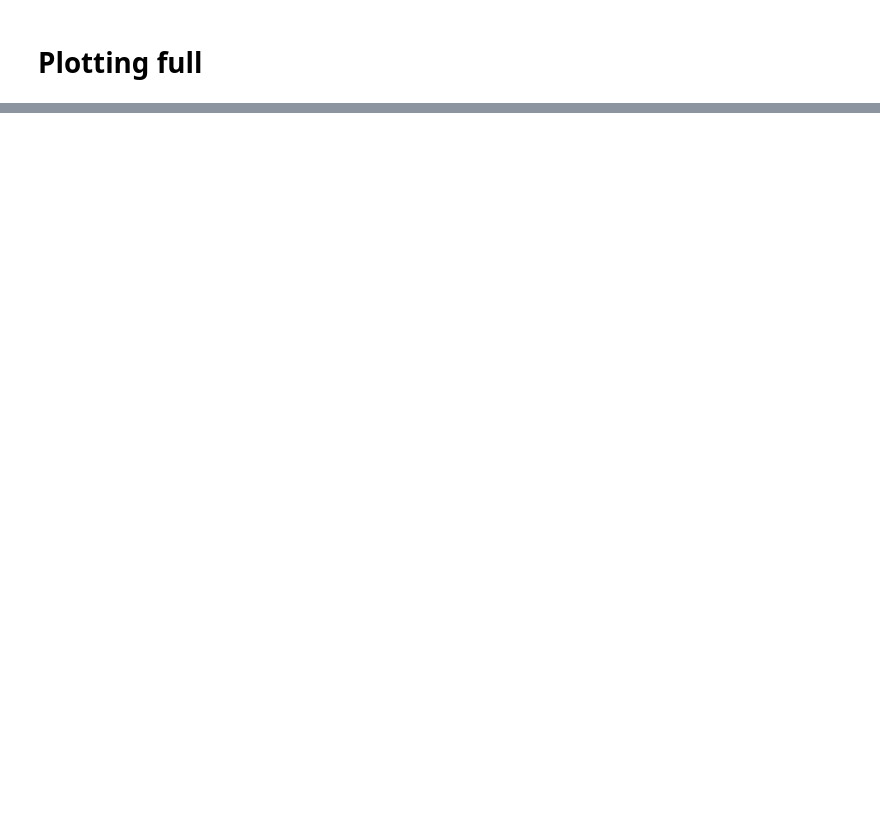
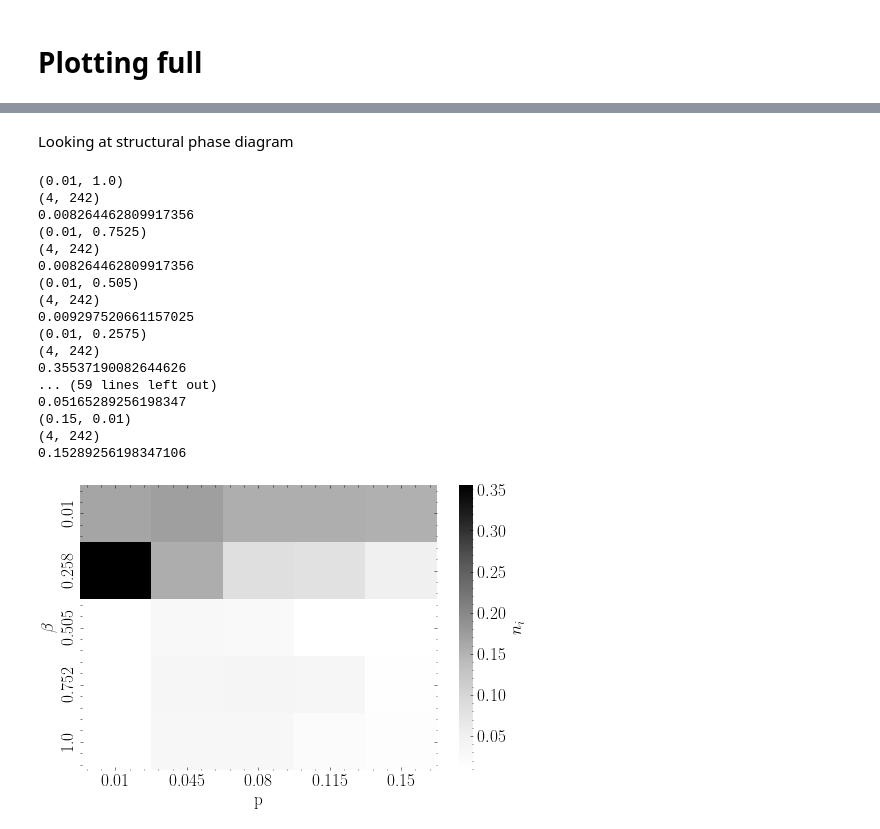
Before and after one commit to tomcjackc/higher-order-social-dynamics, a Jupyter notebook: higher order ng (adaptive - outcasts)/nx_vs_p.ipynb, the cells around one changed output, grey strips where cells are left out. Saved outputs shown, nothing was run; the diff lists cells and outputs as text; code cells hidden in the pictures; blank space fills up the shorter version.

```diff
--- a/higher order ng (adaptive - outcasts)/nx_vs_p.ipynb
+++ b/higher order ng (adaptive - outcasts)/nx_vs_p.ipynb
@@ -147,0 +146,70 @@ plt.savefig(f'figures/{fname}.pdf')
+# %% [markdown]
+Looking at structural phase diagram
+# %%
+import pandas as pd
+def str_to_list(s): # this never got used in the end, but it converts strings like "['A', 'B']" to lists like ['A', 'B']
+    s = s.replace('[', '')
+    s = s.replace(']', '')
+    s = s.replace("'", '')
+    s = s.replace(" ", '')
+    l = s.split(',')
+    return l
+def count_np_occurrences(x, a):
+    unique, counts = np.unique(a, return_counts=True)
+    d = dict(zip(unique, counts))
+    return d[x]
+
+
+social_structure = 'LyonSchool'
+
+singleton_density_arr = np.zeros((res,res))
+
+
+for i,prop in enumerate(props[::]):
+    for j, beta in enumerate(betas[::-1]):
+        print((prop, beta))
+        fname = f'{social_structure}_{prop}_{beta}_{beta}_{q_non_committed}_{q_committed}_{run_length}_{ensemble_size}'
+        data = pd.read_csv(f'aux_outputs/{fname}.csv', header=None)
+
+        ### split data according to how it is written into the file
+        initial_deg = data.iloc[0::4].to_numpy(dtype=int)
+        print(initial_deg.shape)
+        # rewire_freq = data.iloc[1::4].to_numpy(dtype=np.int64)[:,0]
+        final_deg = data.iloc[2::4].to_numpy(dtype=int)
+        final_vocab = data.iloc[3::4].values.tolist()
+        ###
+
+        n = initial_deg.shape[1]
+        total_singletons = count_np_occurrences(0, final_deg)
+        av_final_singletons_density = total_singletons/(ensemble_size*n)
+        singleton_density_arr[j,i] = av_final_singletons_density
+        print(av_final_singletons_density)
+
+
+fname = f'singleton_heatmap_res{res}_{social_structure}_{q_non_committed}_{q_committed}_{run_length}_{ensemble_size}'
+
+# print(Bstar_arr)
+colormap = sb.color_palette(palette="Greys", n_colors=None, desat=None, as_cmap=True)
+sb.heatmap(singleton_density_arr[::-1,:], xticklabels=np.round_(props[::], decimals=3), yticklabels=np.round_(betas[::], decimals=3), cbar_kws={'label':r'$n_{i}$'}, cmap=colormap)
+plt.xlabel('p')
+plt.ylabel(r'$\beta$')
+plt.savefig(f'figures/{fname}.pdf')
+# %% [output]
+(0.01, 1.0)
+(4, 242)
+0.008264462809917356
+(0.01, 0.7525)
+(4, 242)
+0.008264462809917356
+(0.01, 0.505)
+(4, 242)
+0.009297520661157025
+(0.01, 0.2575)
+(4, 242)
+0.35537190082644626
+... (59 lines left out)
+0.05165289256198347
+(0.15, 0.01)
+(4, 242)
+0.15289256198347106
+[figure, added]
```
Also changed, not shown: parts of 5 cells of this notebook, 11 other files.
